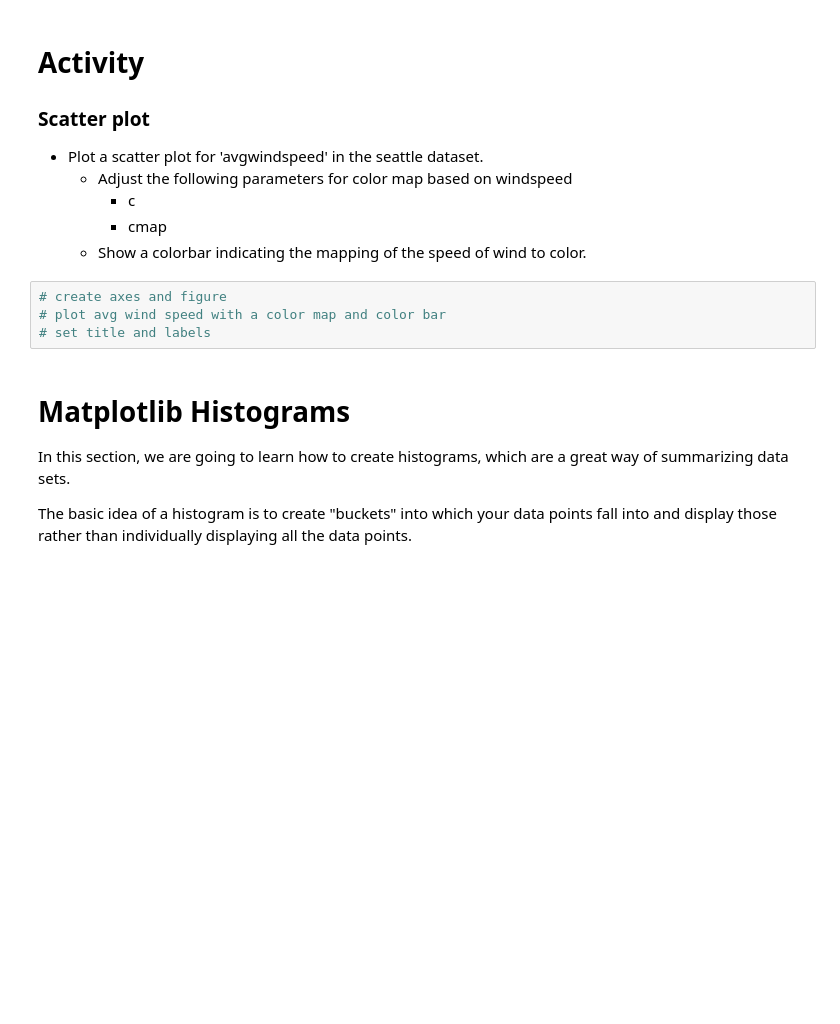
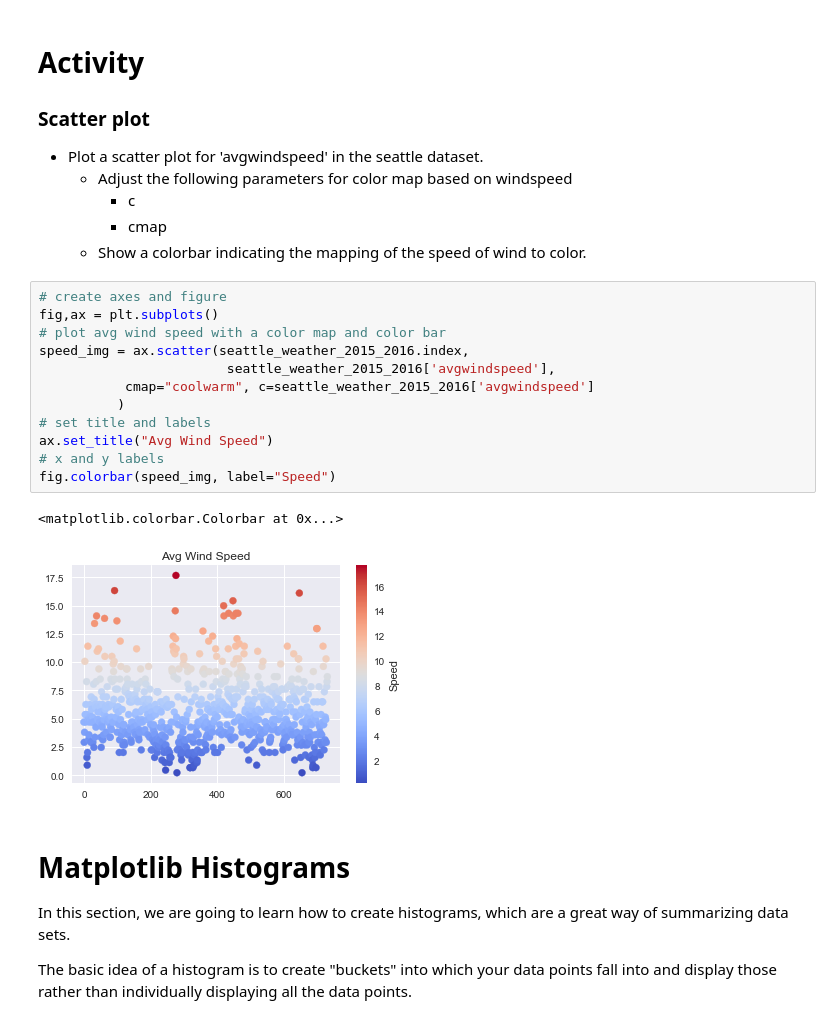
Before and after one commit to jarp/ITAO-30210-SP21, a Jupyter notebook: Class_20_Matplotlib_Scatter_Histogram.ipynb, the cells around one changed output. Saved outputs shown, nothing was run; the diff lists cells and outputs as text; blank space fills up the shorter version.

```diff
--- a/Class_20_Matplotlib_Scatter_Histogram.ipynb
+++ b/Class_20_Matplotlib_Scatter_Histogram.ipynb
@@ -237,8 +237,19 @@ figure.colorbar(high_temps, label = "High Temperature", orientation = 'horizonta
     * Show a colorbar indicating the mapping of the speed of wind to color.
 # %%
 # create axes and figure
+fig,ax = plt.subplots()
 # plot avg wind speed with a color map and color bar
+speed_img = ax.scatter(seattle_weather_2015_2016.index,
+                        seattle_weather_2015_2016['avgwindspeed'],
+           cmap="coolwarm", c=seattle_weather_2015_2016['avgwindspeed']
+          )
 # set title and labels
+ax.set_title("Avg Wind Speed")
+# x and y labels
+fig.colorbar(speed_img, label="Speed")
+# %% [output]
+<matplotlib.colorbar.Colorbar at 0x...>
+[figure, added]
 # %% [markdown]
 # Matplotlib Histograms
 
```
Also changed, not shown: parts of 19 cells of this notebook, 1 other file.
